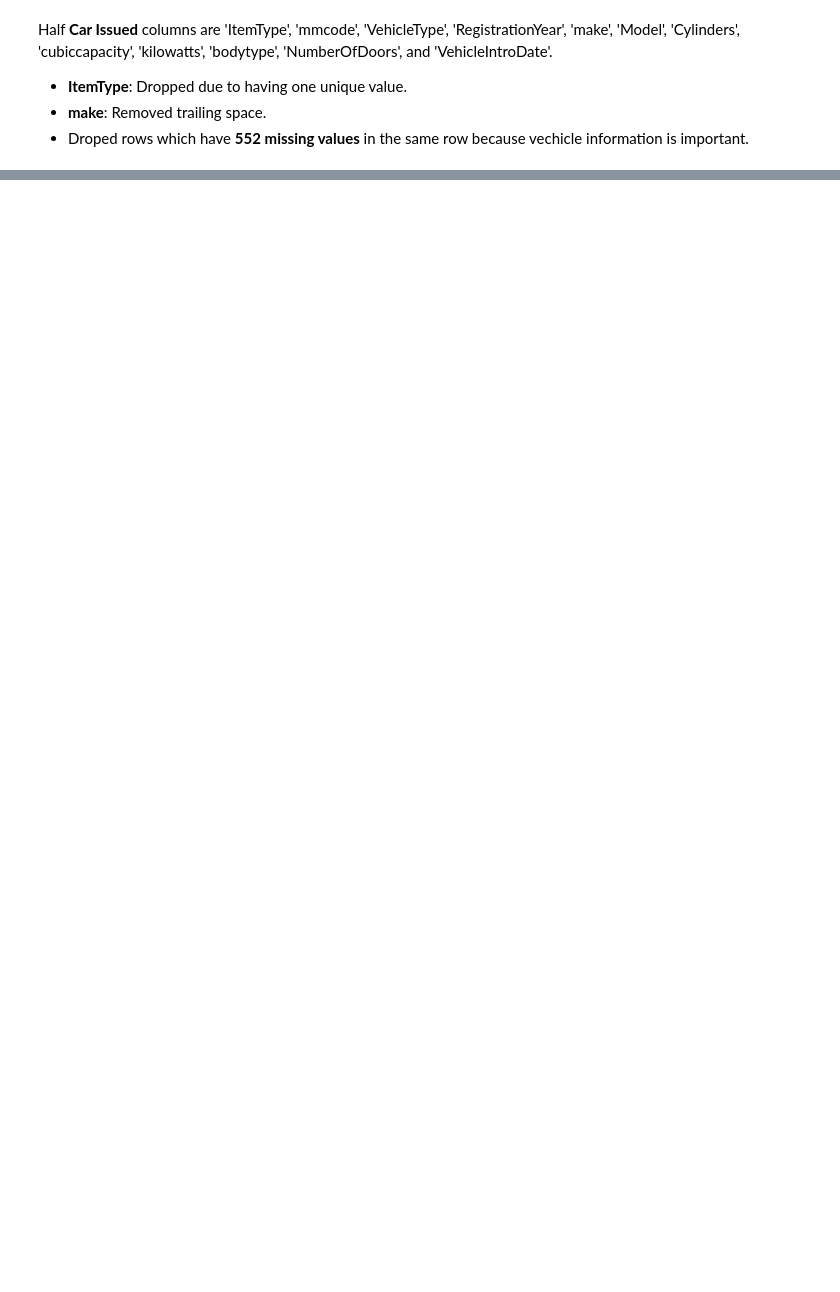
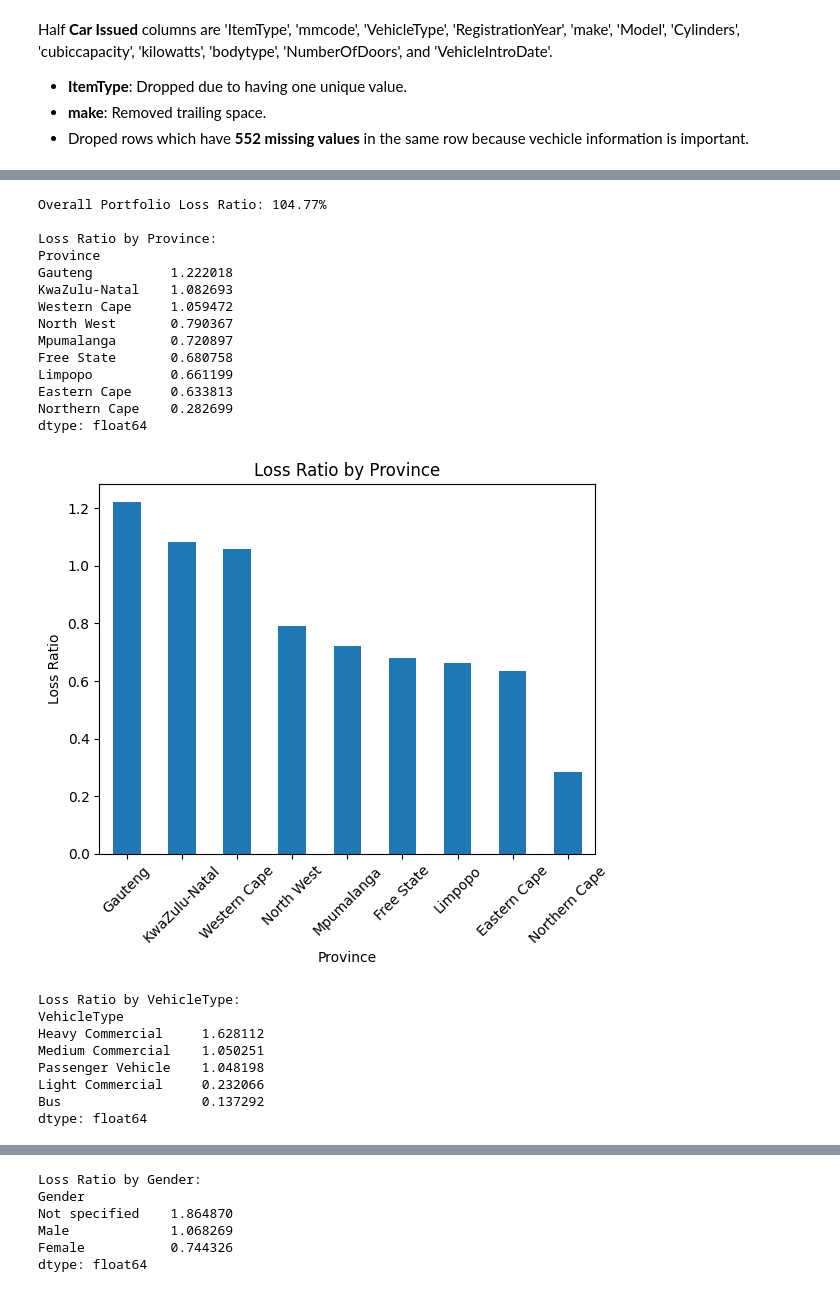
Before and after one commit to Martha3001/insurance-risk-analytics-week3, a Jupyter notebook: notebooks/visualization.ipynb, the cells around one changed output, grey strips where cells are left out. Cells and saved outputs as stored; diff of their text form; code cells hidden in the pictures; blank space fills up the shorter version.

```diff
--- a/notebooks/visualization.ipynb
+++ b/notebooks/visualization.ipynb
@@ -105,0 +110,44 @@ Half **Car Issued** columns are 'ItemType', 'mmcode',
+# %%
+# Overall Loss Ratio
+total_loss_ratio = df['TotalClaims'].sum() / df['TotalPremium'].sum()
+print(f"Overall Portfolio Loss Ratio: {total_loss_ratio:.2%}")
+
+# Loss Ratio by Dimension
+def calculate_loss_ratio(df, group_col):
+    return df.groupby(group_col).apply(
+        lambda x: x['TotalClaims'].sum() / x['TotalPremium'].sum()
+    ).sort_values(ascending=False)
+
+dimensions = ['Province', 'VehicleType', 'Gender']
+for dim in dimensions:
+    lr = calculate_loss_ratio(df, dim)
+    print(f"\nLoss Ratio by {dim}:")
+    print(lr)
+    lr.plot(kind='bar', title=f'Loss Ratio by {dim}')
+    plt.ylabel('Loss Ratio')
+    plt.xticks(rotation=45)
+    plt.show()
+# %% [output]
+Overall Portfolio Loss Ratio: 104.77%
+
+Loss Ratio by Province:
+Province
+Gauteng          1.222018
+KwaZulu-Natal    1.082693
+Western Cape     1.059472
+North West       0.790367
+Mpumalanga       0.720897
+Free State       0.680758
+Limpopo          0.661199
+Eastern Cape     0.633813
+Northern Cape    0.282699
+dtype: float64
+[figure, added]
+Loss Ratio by VehicleType:
+VehicleType
+Heavy Commercial     1.628112
+Medium Commercial    1.050251
+Passenger Vehicle    1.048198
+Light Commercial     0.232066
+Bus                  0.137292
+dtype: float64
@@ -105,0 +155,6 @@ Half **Car Issued** columns are 'ItemType', 'mmcode',
+Loss Ratio by Gender:
+Gender
+Not specified    1.864870
+Male             1.068269
+Female           0.744326
+dtype: float64
```
Also changed, not shown: parts of 9 cells of this notebook.
